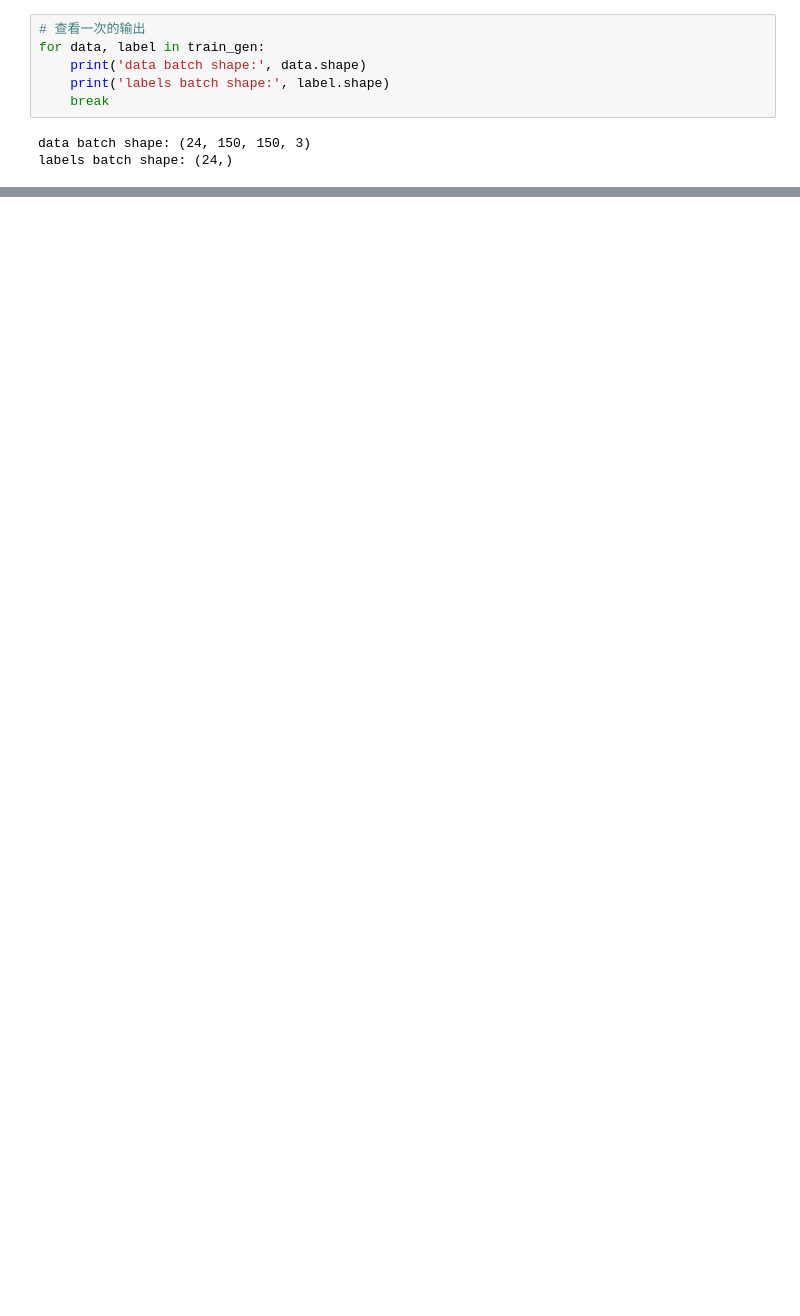
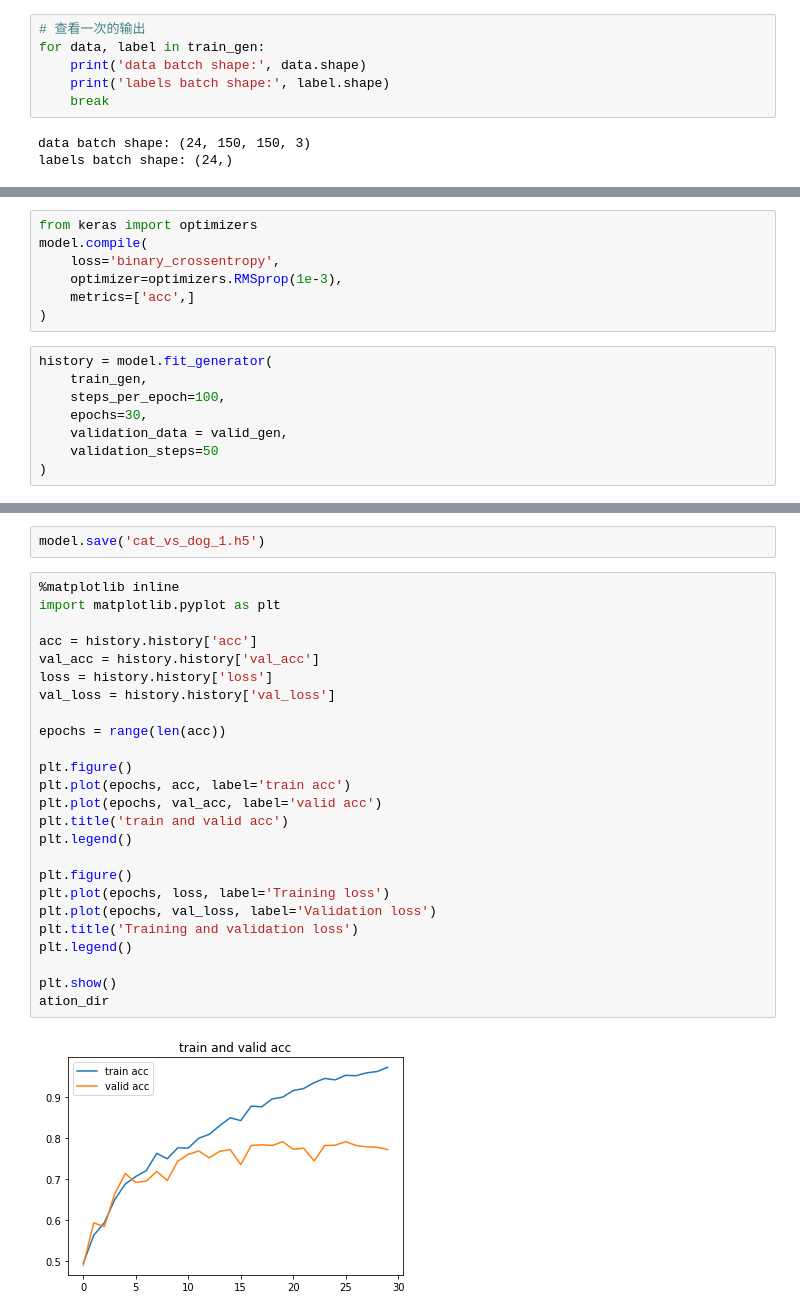
Before and after one commit to dzwduan/TF-Keras-Notes, a Jupyter notebook: 07_small_data.ipynb, the cells around one changed output, grey strips where cells are left out. Cells and saved outputs as stored; diff of their text form; blank space fills up the shorter version.

```diff
--- a/07_small_data.ipynb
+++ b/07_small_data.ipynb
@@ -126,0 +167,15 @@ labels batch shape: (24,)
+# %%
+from keras import optimizers
+model.compile(
+    loss='binary_crossentropy',
+    optimizer=optimizers.RMSprop(1e-3),
+    metrics=['acc',]
+)
+# %%
+history = model.fit_generator(
+    train_gen,
+    steps_per_epoch=100,
+    epochs=30,
+    validation_data = valid_gen,
+    validation_steps=50
+)
@@ -126,0 +200,29 @@ labels batch shape: (24,)
+# %%
+model.save('cat_vs_dog_1.h5')
+# %%
+%matplotlib inline
+import matplotlib.pyplot as plt
+
+acc = history.history['acc']
+val_acc = history.history['val_acc']
+loss = history.history['loss']
+val_loss = history.history['val_loss']
+
+epochs = range(len(acc))
+
+plt.figure()
+plt.plot(epochs, acc, label='train acc')
+plt.plot(epochs, val_acc, label='valid acc')
+plt.title('train and valid acc')
+plt.legend()
+
+plt.figure()
+plt.plot(epochs, loss, label='Training loss')
+plt.plot(epochs, val_loss, label='Validation loss')
+plt.title('Training and validation loss')
+plt.legend()
+
+plt.show()
+ation_dir
+# %% [output]
+[figure, added]
```
Also changed, not shown: parts of 13 cells of this notebook.
